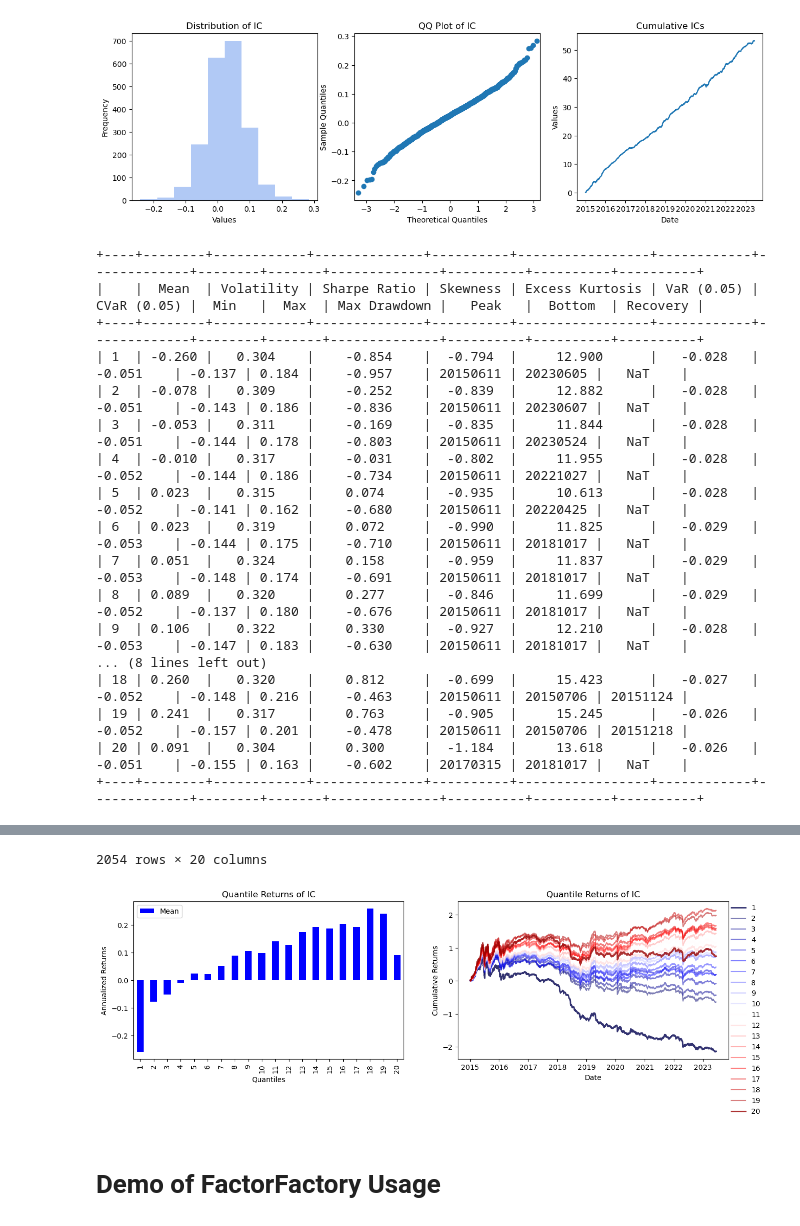
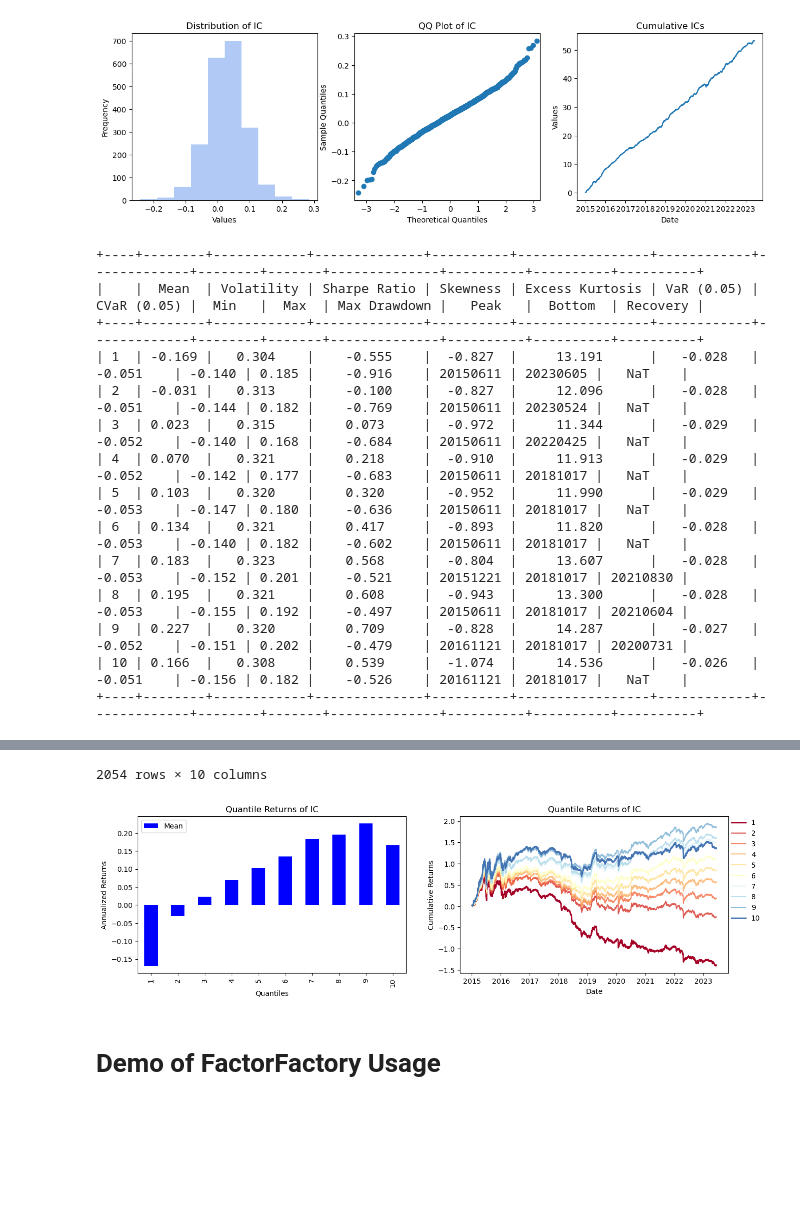
Before and after one commit to AlfredCYL/factor_analyser, a Jupyter notebook: Functional Demo.ipynb, the cells around one changed output, grey strips where cells are left out. Cells and saved outputs as stored; diff of their text form; code cells hidden in the pictures; blank space fills up the shorter version.

```diff
--- a/Functional Demo.ipynb
+++ b/Functional Demo.ipynb
@@ -7,6 +7,8 @@ import pandas as pd
 import matplotlib.pyplot as plt
 # %%
 f = pd.read_parquet("./data/factors/factor/1500/data.parq").pivot_table(index="date", columns="symbol", values="factor")
+f.index = pd.to_datetime(f.index)
+
 rets = pd.read_pickle("./data/forwad_rets.pkl")
 # %%
 f.head(5)
@@ -63,23 +65,20 @@ Length: 2054, dtype: float64
 [figure]
 [figure]
 # %%
-quantile_rets = mng.get_quantile_rets(quantiles=20,plot=True,evaluation=True)
+quantile_rets = mng.get_quantile_rets(quantiles=10,plot=True,evaluation=True)
 quantile_rets
 # %% [output]
 +----+--------+------------+--------------+----------+-----------------+------------+-------------+--------+-------+--------------+----------+----------+----------+
 |    |  Mean  | Volatility | Sharpe Ratio | Skewness | Excess Kurtosis | VaR (0.05) | CVaR (0.05) |  Min   |  Max  | Max Drawdown |   Peak   |  Bottom  | Recovery |
 +----+--------+------------+--------------+----------+-----------------+------------+-------------+--------+-------+--------------+----------+----------+----------+
-| 1  | -0.260 |   0.304    |    -0.854    |  -0.794  |     12.900      |   -0.028   |   -0.051    | -0.137 | 0.184 |    -0.957    | 20150611 | 20230605 |   NaT    |
-| 2  | -0.078 |   0.309    |    -0.252    |  -0.839  |     12.882      |   -0.028   |   -0.051    | -0.143 | 0.186 |    -0.836    | 20150611 | 20230607 |   NaT    |
-| 3  | -0.053 |   0.311    |    -0.169    |  -0.835  |     11.844      |   -0.028   |   -0.051    | -0.144 | 0.178 |    -0.803    | 20150611 | 20230524 |   NaT    |
-| 4  | -0.010 |   0.317    |    -0.031    |  -0.802  |     11.955      |   -0.028   |   -0.052    | -0.144 | 0.186 |    -0.734    | 20150611 | 20221027 |   NaT    |
-| 5  | 0.023  |   0.315    |    0.074     |  -0.935  |     10.613      |   -0.028   |   -0.052    | -0.141 | 0.162 |    -0.680    | 20150611 | 20220425 |   NaT    |
-| 6  | 0.023  |   0.319    |    0.072     |  -0.990  |     11.825      |   -0.029   |   -0.053    | -0.144 | 0.175 |    -0.710    | 20150611 | 20181017 |   NaT    |
-| 7  | 0.051  |   0.324    |    0.158     |  -0.959  |     11.837      |   -0.029   |   -0.053    | -0.148 | 0.174 |    -0.691    | 20150611 | 20181017 |   NaT    |
-| 8  | 0.089  |   0.320    |    0.277     |  -0.846  |     11.699      |   -0.029   |   -0.052    | -0.137 | 0.180 |    -0.676    | 20150611 | 20181017 |   NaT    |
-| 9  | 0.106  |   0.322    |    0.330     |  -0.927  |     12.210      |   -0.028   |   -0.053    | -0.147 | 0.183 |    -0.630    | 20150611 | 20181017 |   NaT    |
-... (8 lines left out)
-| 18 | 0.260  |   0.320    |    0.812     |  -0.699  |     15.423      |   -0.027   |   -0.052    | -0.148 | 0.216 |    -0.463    | 20150611 | 20150706 | 20151124 |
-| 19 | 0.241  |   0.317    |    0.763     |  -0.905  |     15.245      |   -0.026   |   -0.052    | -0.157 | 0.201 |    -0.478    | 20150611 | 20150706 | 20151218 |
-| 20 | 0.091  |   0.304    |    0.300     |  -1.184  |     13.618      |   -0.026   |   -0.051    | -0.155 | 0.163 |    -0.602    | 20170315 | 20181017 |   NaT    |
+| 1  | -0.169 |   0.304    |    -0.555    |  -0.827  |     13.191      |   -0.028   |   -0.051    | -0.140 | 0.185 |    -0.916    | 20150611 | 20230605 |   NaT    |
+| 2  | -0.031 |   0.313    |    -0.100    |  -0.827  |     12.096      |   -0.028   |   -0.051    | -0.144 | 0.182 |    -0.769    | 20150611 | 20230524 |   NaT    |
+| 3  | 0.023  |   0.315    |    0.073     |  -0.972  |     11.344      |   -0.029   |   -0.052    | -0.140 | 0.168 |    -0.684    | 20150611 | 20220425 |   NaT    |
+| 4  | 0.070  |   0.321    |    0.218     |  -0.910  |     11.913      |   -0.029   |   -0.052    | -0.142 | 0.177 |    -0.683    | 20150611 | 20181017 |   NaT    |
+| 5  | 0.103  |   0.320    |    0.320     |  -0.952  |     11.990      |   -0.029   |   -0.053    | -0.147 | 0.180 |    -0.636    | 20150611 | 20181017 |   NaT    |
+| 6  | 0.134  |   0.321    |    0.417     |  -0.893  |     11.820      |   -0.028   |   -0.053    | -0.140 | 0.182 |    -0.602    | 20150611 | 20181017 |   NaT    |
+| 7  | 0.183  |   0.323    |    0.568     |  -0.804  |     13.607      |   -0.028   |   -0.053    | -0.152 | 0.201 |    -0.521    | 20151221 | 20181017 | 20210830 |
+| 8  | 0.195  |   0.321    |    0.608     |  -0.943  |     13.300      |   -0.028   |   -0.053    | -0.155 | 0.192 |    -0.497    | 20150611 | 20181017 | 20210604 |
+| 9  | 0.227  |   0.320    |    0.709     |  -0.828  |     14.287      |   -0.027   |   -0.052    | -0.151 | 0.202 |    -0.479    | 20161121 | 20181017 | 20200731 |
+| 10 | 0.166  |   0.308    |    0.539     |  -1.074  |     14.536      |   -0.026   |   -0.051    | -0.156 | 0.182 |    -0.526    | 20161121 | 20181017 |   NaT    |
 +----+--------+------------+--------------+----------+-----------------+------------+-------------+--------+-------+--------------+----------+----------+----------+
@@ -98,5 +97,5 @@ quantile_rets
-2054 rows × 20 columns
+2054 rows × 10 columns
-[figure, old version]
+[figure, new version]
 # %% [markdown]
 # Demo of FactorFactory Usage
 # %%
```
Also changed, not shown: parts of 8 cells of this notebook, 3 other files.
